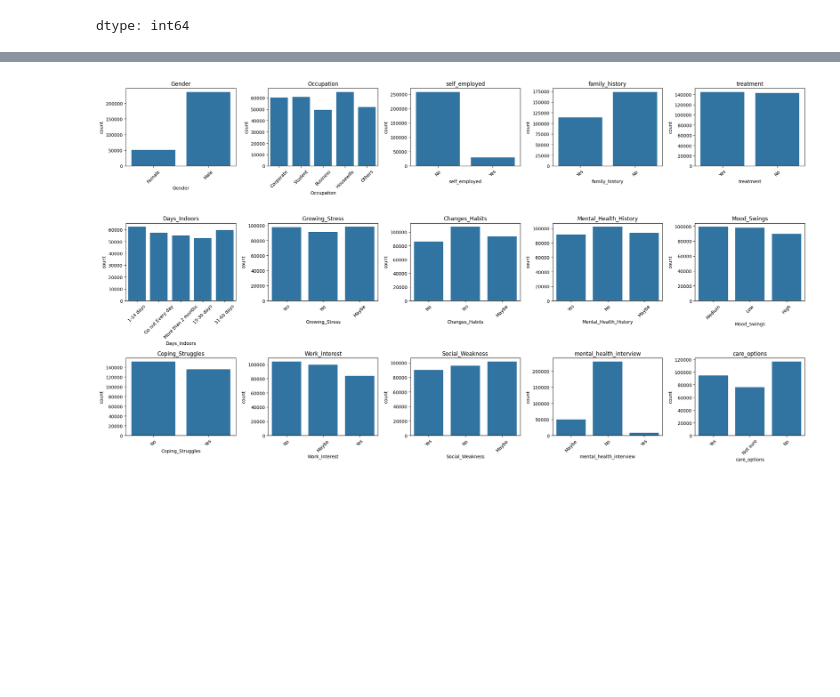
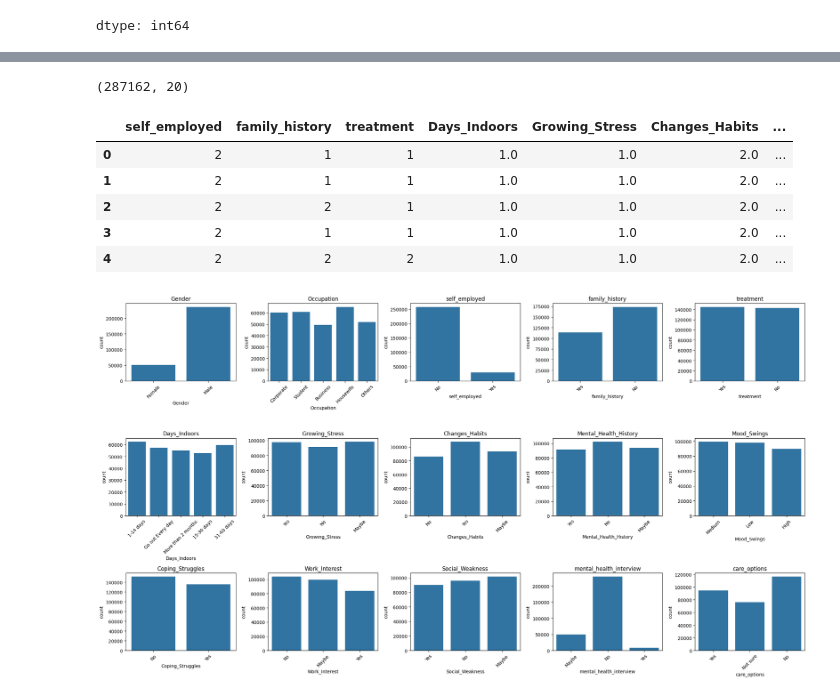
Before and after one commit to kamijoseph/Mental-Health, a Jupyter notebook: mental_health.ipynb, the cells around one changed output, grey strips where cells are left out. Drawn from its saved outputs; the diff is of its cells as text; code cells hidden in the pictures; blank space fills up the shorter version.

Commit message:
nominal encoding

```diff
--- a/mental_health.ipynb
+++ b/mental_health.ipynb
@@ -316,6 +317,47 @@ data.head()
 | 5 | Female | Corporate | 2 | 2 | 1 | 1.0 | 1.0 | ... |
 | 6 | Female | Corporate | 2 | 1 | 1 | 1.0 | 1.0 | ... |
 | 7 | Female | Corporate | 2 | 2 | 2 | 1.0 | 1.0 | ... |
+# %%
+# one hot encoding nominal columns
+
+nominal_cols = [
+    'Gender',
+    'Occupation',
+    'mental_health_interview',
+    'care_options'
+]
+
+one_hot_encoder = OneHotEncoder(
+    drop = "first",
+    handle_unknown = "ignore",
+    sparse_output = False
+)
+
+# fitting
+one_hot_encoder.fit(data[nominal_cols])
+encoded = one_hot_encoder.transform(data[nominal_cols])
+
+# to dataframe again
+encoded_df = pd.DataFrame(
+    encoded,
+    columns=one_hot_encoder.get_feature_names_out(nominal_cols)
+)
+
+data = data.drop(columns=nominal_cols).reset_index(drop=True)
+data = pd.concat([data, encoded_df], axis=1)
+# %%
+data.shape
+# %% [output]
+(287162, 20)
+# %%
+data.head()
+# %% [output]
+|  | self_employed | family_history | treatment | Days_Indoors | Growing_Stress | Changes_Habits | ... |
+| 0 | 2 | 1 | 1 | 1.0 | 1.0 | 2.0 | ... |
+| 1 | 2 | 1 | 1 | 1.0 | 1.0 | 2.0 | ... |
+| 2 | 2 | 2 | 1 | 1.0 | 1.0 | 2.0 | ... |
+| 3 | 2 | 1 | 1 | 1.0 | 1.0 | 2.0 | ... |
+| 4 | 2 | 2 | 2 | 1.0 | 1.0 | 2.0 | ... |
 # %%
 # plotting histograms
 fig, axes = plt.subplots(3, 5, figsize=(22, 12))
```
Also changed, not shown: parts of 1 cell of this notebook.
